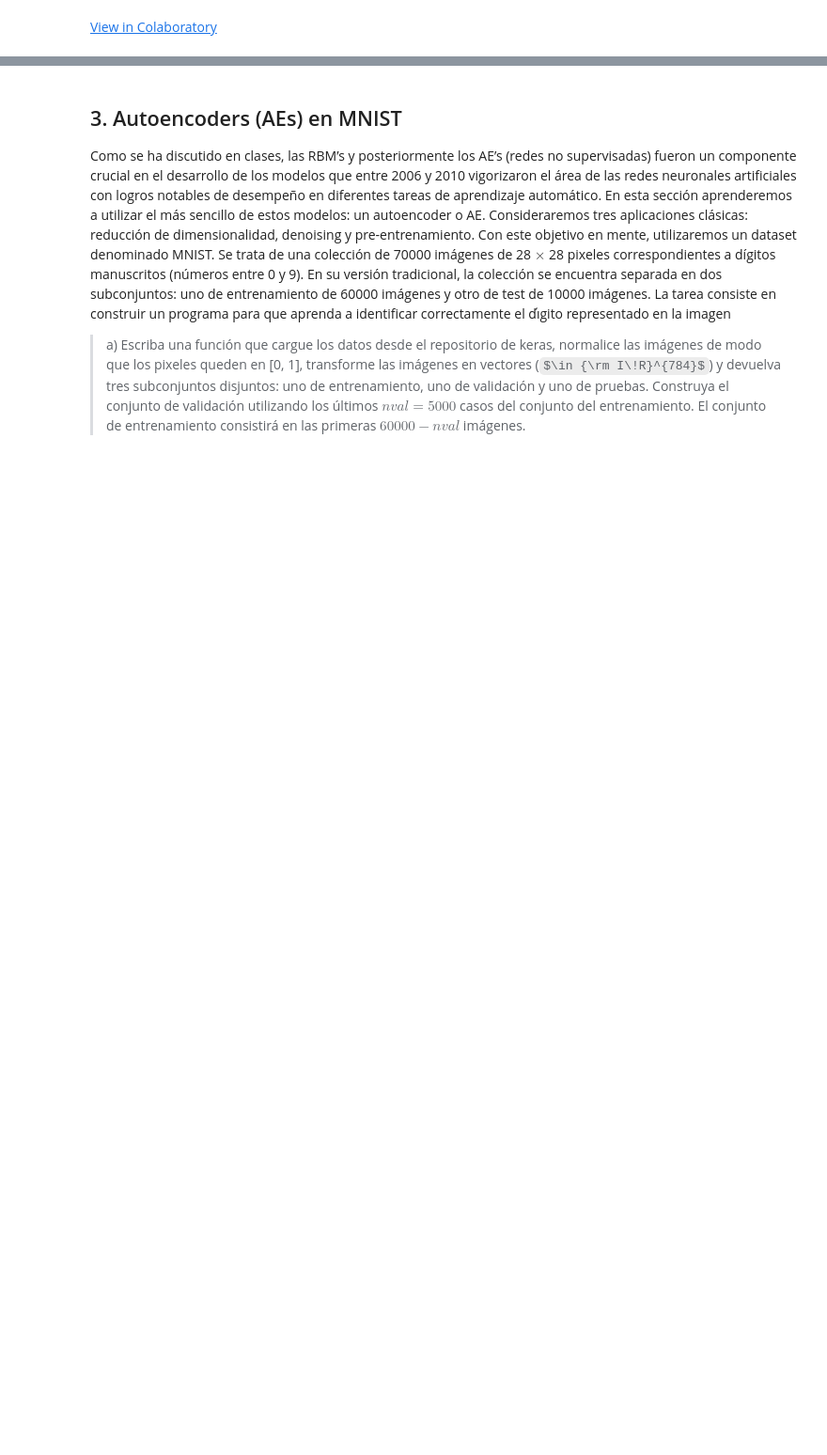
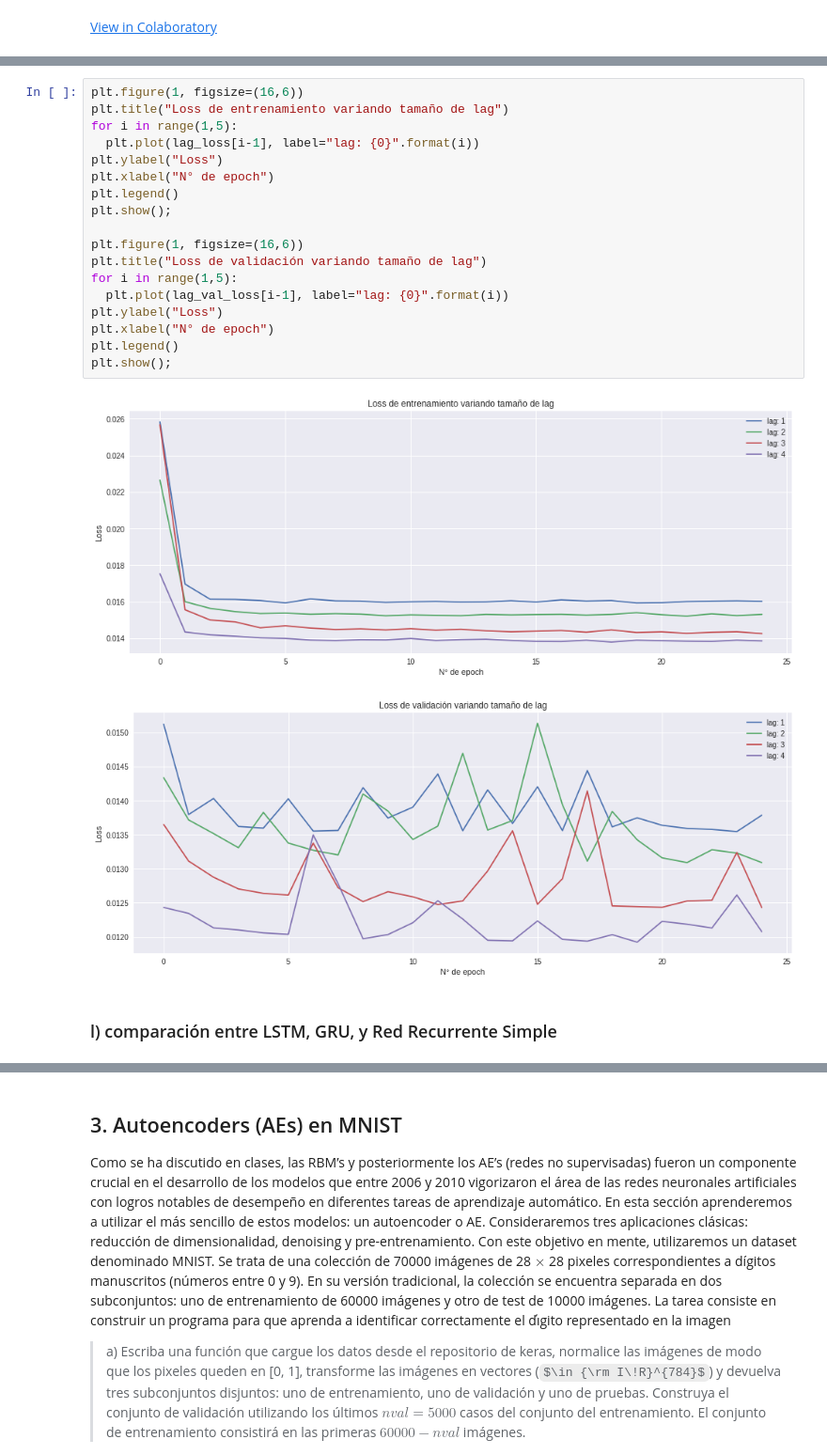
Before and after one commit to nachotp/Tarea2-INF395, a Jupyter notebook: Tarea_2.ipynb, the cells around one changed output, grey strips where cells are left out. Shown at 94% size. Drawn from its saved outputs; the diff is of its cells as text; some formulas as TeX source; blank space fills up the shorter version.

```diff
--- a/Tarea_2.ipynb
+++ b/Tarea_2.ipynb
@@ -188,0 +361,23 @@ $$
+# %%
+plt.figure(1, figsize=(16,6))
+plt.title("Loss de entrenamiento variando tamaño de lag")
+for i in range(1,5):
+  plt.plot(lag_loss[i-1], label="lag: {0}".format(i))
+plt.ylabel("Loss")
+plt.xlabel("N° de epoch")
+plt.legend()
+plt.show();
+
+plt.figure(1, figsize=(16,6))
+plt.title("Loss de validación variando tamaño de lag")
+for i in range(1,5):
+  plt.plot(lag_val_loss[i-1], label="lag: {0}".format(i))
+plt.ylabel("Loss")
+plt.xlabel("N° de epoch")
+plt.legend()
+plt.show();
+# %% [output]
+[figure, added]
+[figure, added]
+# %% [markdown]
+### l) comparación entre LSTM, GRU, y Red Recurrente Simple
```
Also changed, not shown: parts of 47 cells of this notebook.
